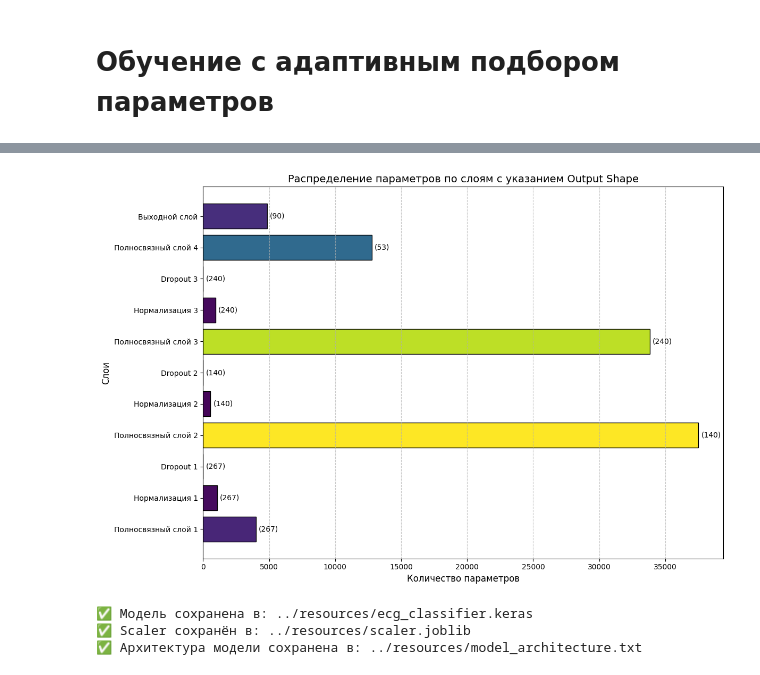
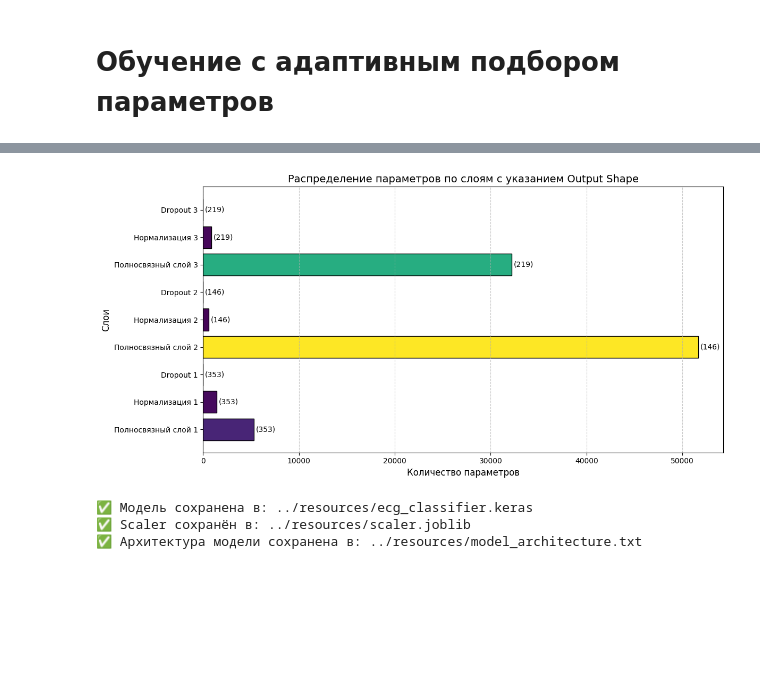
Before and after one commit to 1985Viacheslav/My_diplom_work, a Jupyter notebook: ECG_Program/notebooks/02_model_training.ipynb, the cells around one changed output, grey strips where cells are left out. Drawn from its saved outputs; the diff is of its cells as text; code cells hidden in the pictures; blank space fills up the shorter version.

```diff
--- a/ECG_Program/notebooks/02_model_training.ipynb
+++ b/ECG_Program/notebooks/02_model_training.ipynb
@@ -995,50 +995,48 @@ Non-trainable params: 1294 (5.05 KB)
 _________________________________________________________________
 # %%
-# Данные о слоях (соответствуют модели ECGPersonIdentifier)
+# Данные о слоях (соответствуют новой модели ECGPersonIdentifier)
 layers = [
-    {"name": "Полносвязный слой 1", "params": 4005, "output_shape": "(267)"},
-    {"name": "Нормализация 1", "params": 1068, "output_shape": "(267)"},
-    {"name": "Dropout 1", "params": 0, "output_shape": "(267)"},
-    {"name": "Полносвязный слой 2", "params": 37520, "output_shape": "(140)"},
-    {"name": "Нормализация 2", "params": 560, "output_shape": "(140)"},
-    {"name": "Dropout 2", "params": 0, "output_shape": "(140)"},
-    {"name": "Полносвязный слой 3", "params": 33840, "output_shape": "(240)"},
-    {"name": "Нормализация 3", "params": 960, "output_shape": "(240)"},
-    {"name": "Dropout 3", "params": 0, "output_shape": "(240)"},
-    {"name": "Полносвязный слой 4", "params": 12773, "output_shape": "(53)"},
-    {"name": "Выходной слой", "params": 4860, "output_shape": "(90)"},
+    {"name": "Полносвязный слой 1", "params": 5295, "output_shape": "(353)"},
+    {"name": "Нормализация 1", "params": 1412, "output_shape": "(353)"},
+    {"name": "Dropout 1", "params": 0, "output_shape": "(353)"},
+    {"name": "Полносвязный слой 2", "params": 51684, "output_shape": "(146)"},
+    {"name": "Нормализация 2", "params": 584, "output_shape": "(146)"},
+    {"name": "Dropout 2", "params": 0, "output_shape": "(146)"},
+    {"name": "Полносвязный слой 3", "params": 32193, "output_shape": "(219)"},
+    {"name": "Нормализация 3", "params": 876, "output_shape": "(219)"},
+    {"name": "Dropout 3", "params": 0, "output_shape": "(219)"},
 ]
 
 # Извлекаем данные
 layer_names = [layer["name"] for layer in layers]
 params = [layer["params"] for layer in layers]
 output_shapes = [layer["output_shape"] for layer in layers]
 
 # Построение горизонтальной гистограммы
-plt.figure(figsize=(12, 8))
+plt.figure(figsize=(12, 6))
 colors = plt.cm.viridis([x / max(params) if max(params) > 0 else 0 for x in params])  # Градиент цвета
 bars = plt.barh(layer_names, params, color=colors, edgecolor="black")
 
 # Добавляем информацию о Output Shape на график
 for bar, shape in zip(bars, output_shapes):
     plt.text(
         bar.get_width() + 200,  # Позиция текста справа от столбца
         bar.get_y() + bar.get_height() / 2,
         f"{shape}",  # Форма выхода
         va="center", fontsize=10, color="black"
     )
 
 # Настройки графика
 plt.xlabel("Количество параметров", fontsize=12)
 plt.ylabel("Слои", fontsize=12)
 plt.title("Распределение параметров по слоям с указанием Output Shape", fontsize=14)
 plt.grid(axis="x", linestyle="--", alpha=0.7)
 
 # Отображаем график
-plt.tight_layout()  # Автоматическая настройка расстояний
+plt.tight_layout()
 plt.show()
 # %% [output]
-[figure, old version]
+[figure, new version]
 # %%
 # Убедимся, что папка ресурсов существует
 os.makedirs("../resources", exist_ok=True)
```
Also changed, not shown: parts of 7 cells of this notebook, 3 other files.
